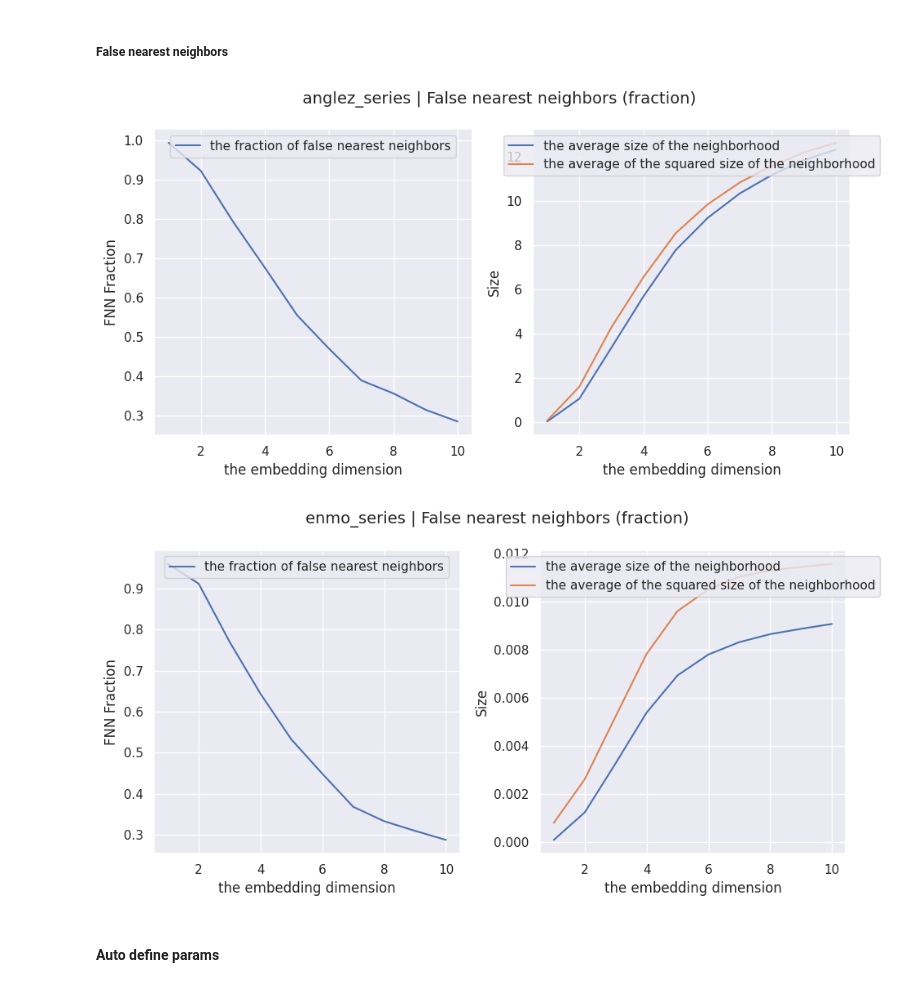
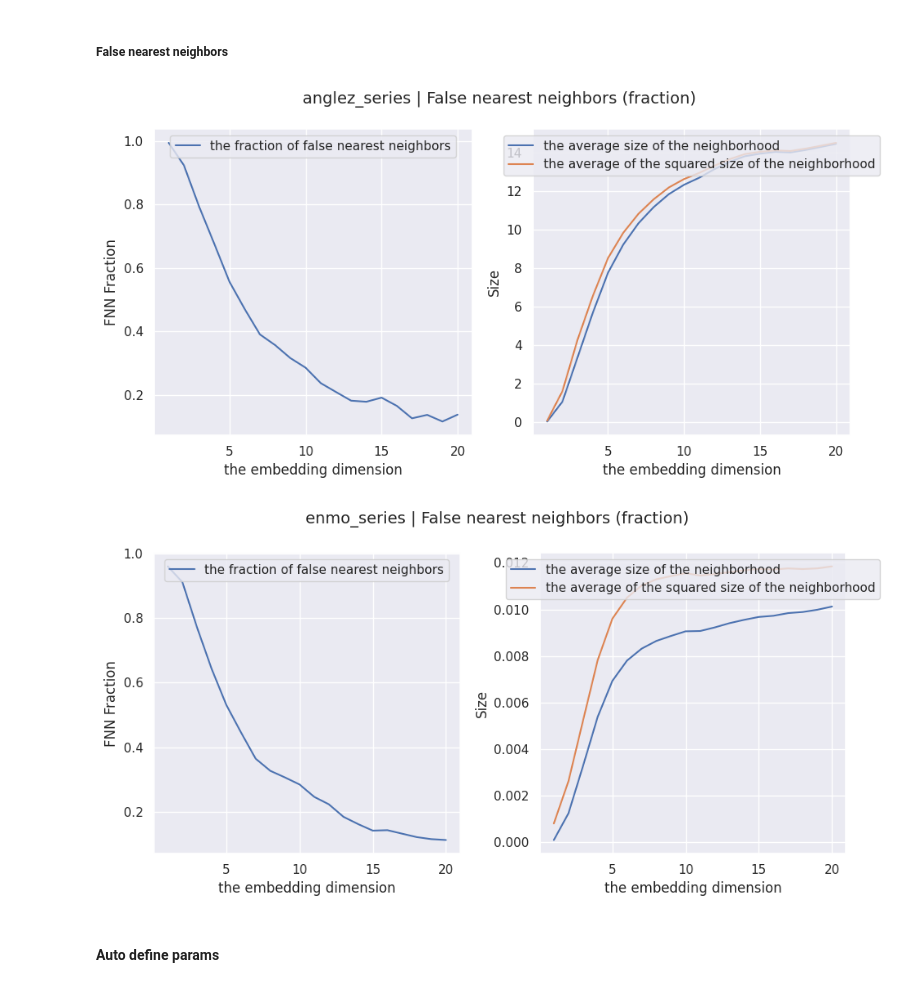
Before and after one commit to Felecort/TDA_Uni, a Jupyter notebook: src/0_topology-child-mind-institute.ipynb, the cells around one changed output. Saved outputs shown, nothing was run; the diff lists cells and outputs as text; code cells hidden in the pictures.

```diff
--- a/src/0_topology-child-mind-institute.ipynb
+++ b/src/0_topology-child-mind-institute.ipynb
@@ -241,15 +268,15 @@ def plot_fft(data, name):
 
     plt.show()
 # %%
-fnn = false_nearest(anglez_series, max_dim=10)
+fnn = false_nearest(anglez_series, max_dim=20)
 plot_fft(fnn, "anglez_series")
 # %% [output]
-[figure, old version]
+[figure, new version]
 # %%
-fnn = false_nearest(enmo_series, max_dim=10)
+fnn = false_nearest(enmo_series, max_dim=20)
 plot_fft(fnn, "enmo_series")
 # %% [output]
-[figure, old version]
+[figure, new version]
 # %% [markdown]
 #### Auto define params
 # %%
```
Also changed, not shown: parts of 57 cells of this notebook, 4 other files.
